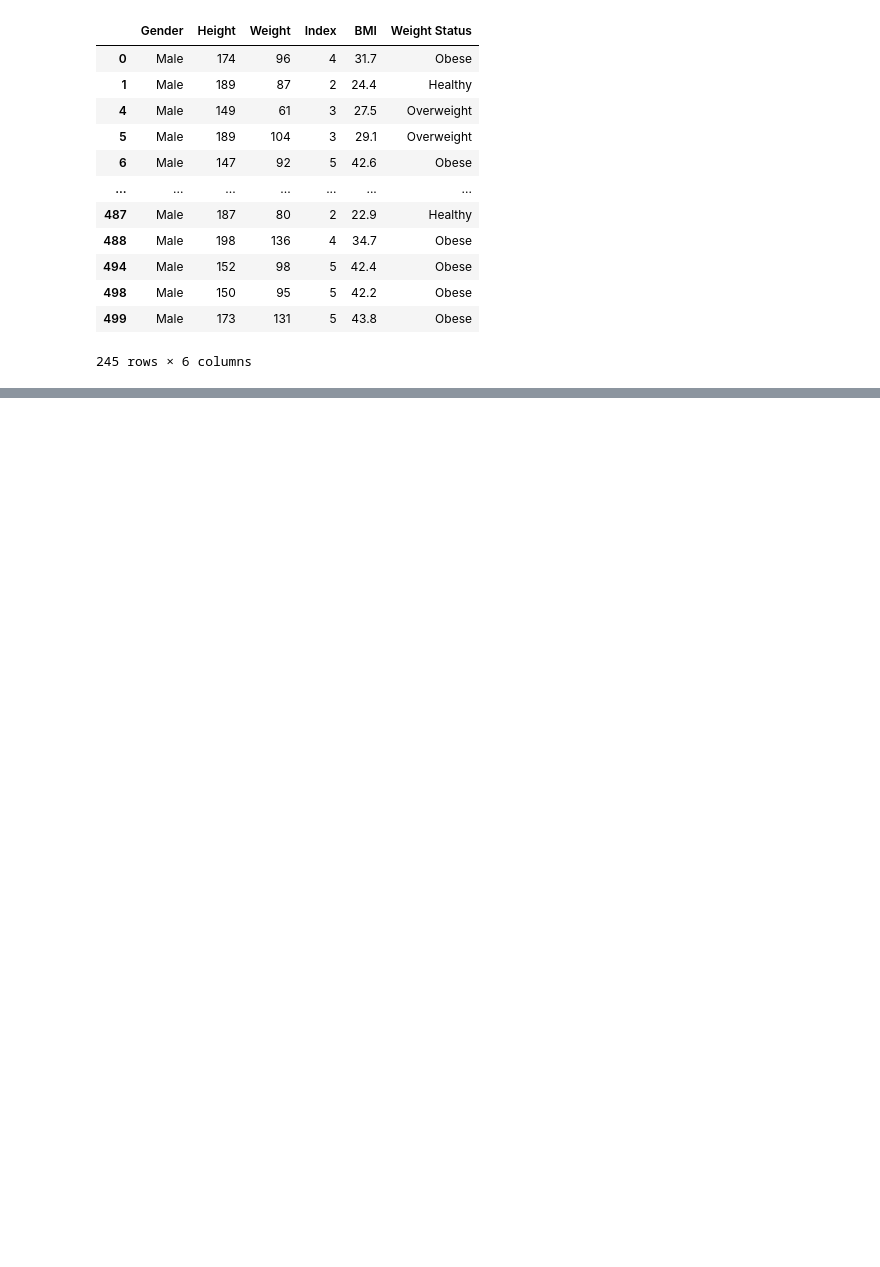
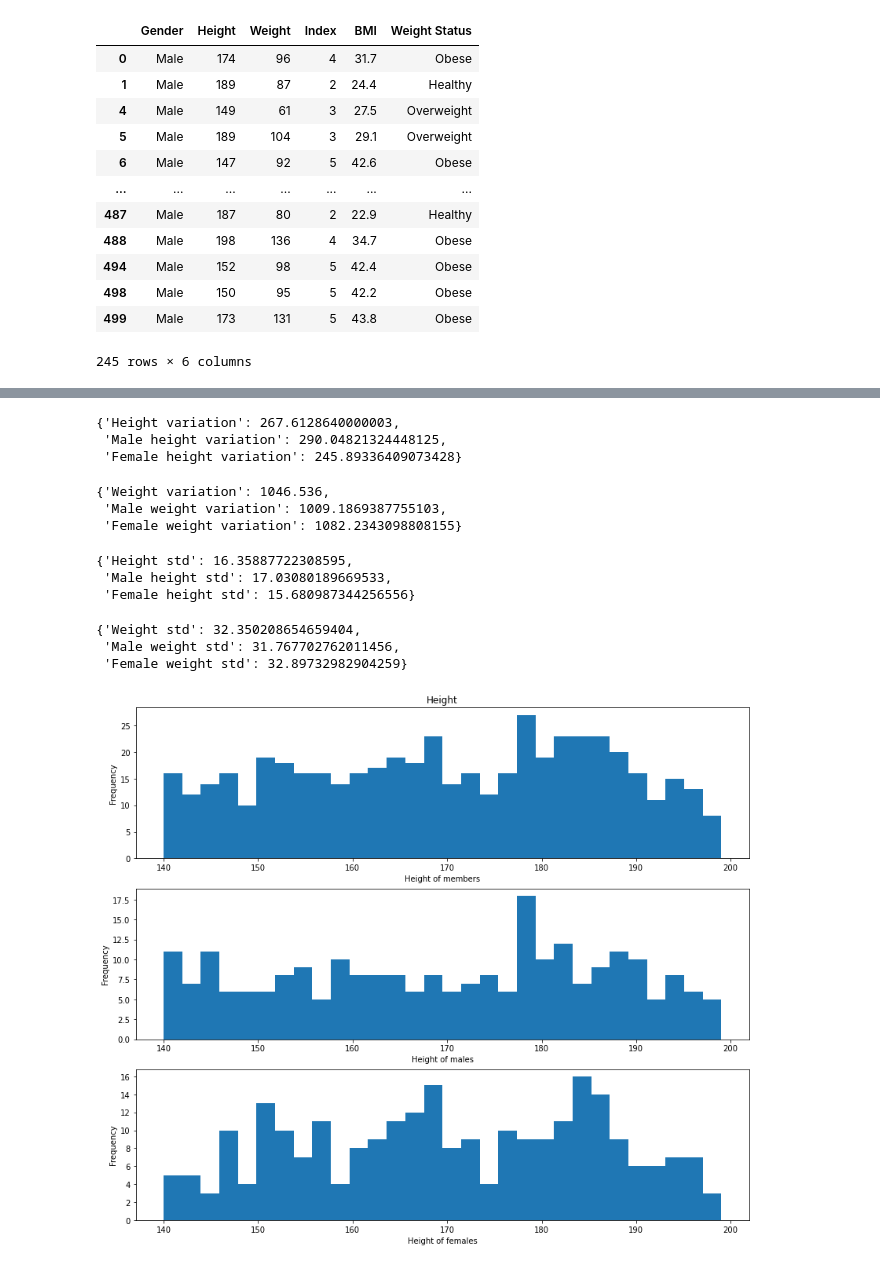
Before and after one commit to Forcystus91/Strive_challenge, a Jupyter notebook: strve_nutrition.ipynb, the cells around one changed output, grey strips where cells are left out. Saved outputs shown, nothing was run; the diff lists cells and outputs as text; code cells hidden in the pictures; blank space fills up the shorter version.

```diff
--- a/strve_nutrition.ipynb
+++ b/strve_nutrition.ipynb
@@ -64,0 +126,36 @@ SyntaxError: invalid syntax (Temp/ipykernel_13068/3801880316.py, line 5)
+# %%
+def variation(array):
+    mean = array.sum()/len(array)
+    def summation(mean,array):
+        if array.size < 2:
+            return (array.sum()-mean)**2
+        else:
+            total_summation = summation(mean,array[0:-1]) + summation(mean,array[-1])
+            return total_summation
+
+    return summation(mean,array)/len(array)
+
+def std(array):
+    std = np.sqrt(variation(array))
+    return std
+
+height = np.array(data['Height'])
+height_m = np.array(data_male['Height'])
+height_f = np.array(data_female['Height'])
+weight = np.array(data['Weight'])
+weight_m = np.array(data_male['Weight'])
+weight_f = np.array(data_female['Weight'])
+height_var = {'Height variation':variation(height),'Male height variation':variation(height_m),'Female height variation':variation(height_f)}
+weight_var = {'Weight variation':variation(weight),'Male weight variation':variation(weight_m),'Female weight variation':variation(weight_f)}
+# %%
+height_var
+# %% [output]
+{'Height variation': 267.6128640000003,
+ 'Male height variation': 290.04821324448125,
+ 'Female height variation': 245.89336409073428}
+# %%
+weight_var
+# %% [output]
+{'Weight variation': 1046.536,
+ 'Male weight variation': 1009.1869387755103,
+ 'Female weight variation': 1082.2343098808155}
@@ -64,0 +165,33 @@ SyntaxError: invalid syntax (Temp/ipykernel_13068/3801880316.py, line 5)
+# %%
+height_std
+# %% [output]
+{'Height std': 16.35887722308595,
+ 'Male height std': 17.03080189669533,
+ 'Female height std': 15.680987344256556}
+# %%
+weight_std
+# %% [output]
+{'Weight std': 32.350208654659404,
+ 'Male weight std': 31.767702762011456,
+ 'Female weight std': 32.89732982904259}
+# %%
+plt.figure(figsize=((14,12)))
+plt.subplot(3,1,1)
+plt.hist(height,bins=30,histtype='bar')
+plt.title('Height')
+plt.xlabel('Height of members')
+plt.ylabel('Frequency')
+
+plt.subplot(3,1,2)
+plt.hist(height_m,bins=30,histtype='bar')
+plt.xlabel('Height of males')
+plt.ylabel('Frequency')
+
+plt.subplot(3,1,3)
+plt.hist(height_f,bins=30,histtype='bar')
+plt.xlabel('Height of females')
+plt.ylabel('Frequency')
+
+plt.show()
+# %% [output]
+[figure, added]
```
Also changed, not shown: parts of 11 cells of this notebook, 1 other file.
